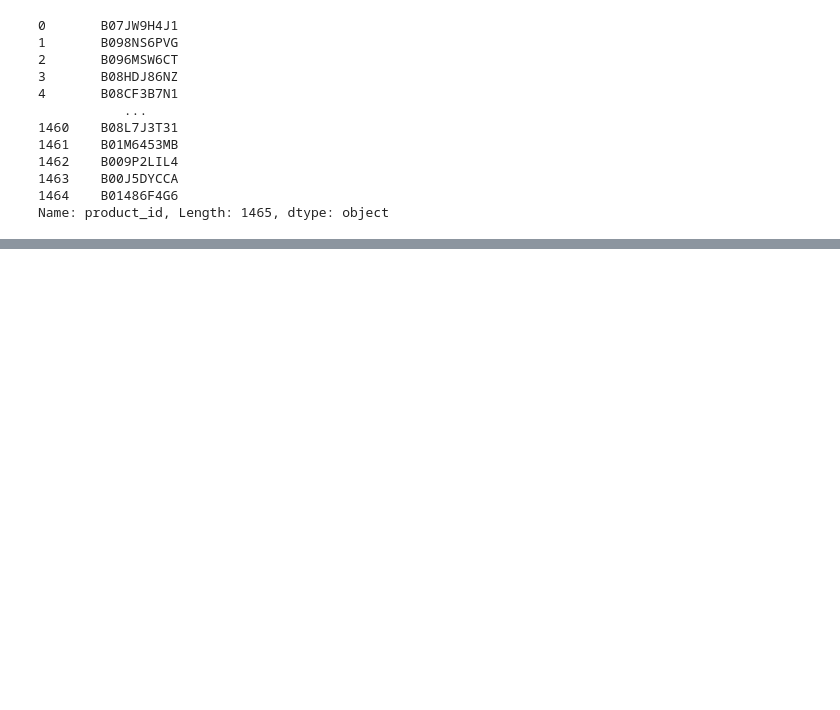
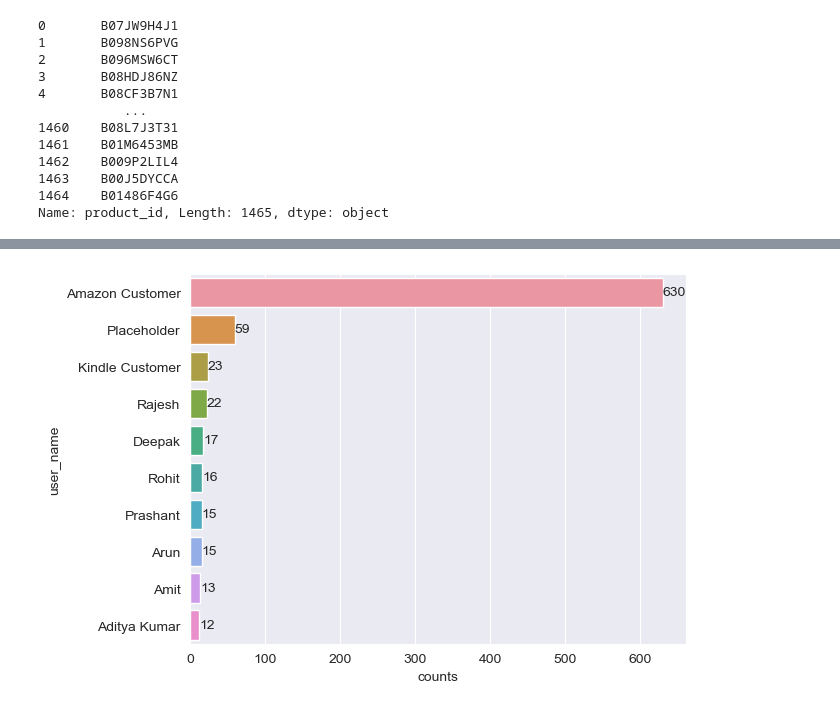
Before and after one commit to Bidkar2912/Amazon_Sales, a Jupyter notebook: Amazon_Sales_Analysis.ipynb, the cells around one changed output, grey strips where cells are left out. Drawn from its saved outputs; the diff is of its cells as text; code cells hidden in the pictures; blank space fills up the shorter version.

```diff
--- a/Amazon_Sales_Analysis.ipynb
+++ b/Amazon_Sales_Analysis.ipynb
@@ -484,0 +526,8 @@ plt.show()
+# %%
+top_review = df_new['user_name'].value_counts().head(10).rename_axis('user_name').reset_index(name = 'counts')
+top_review_plot = sns.barplot( data =top_review, x = 'counts',
+                             y = 'user_name')
+top_review_plot.bar_label(top_review_plot.containers[0])
+plt.show()
+# %% [output]
+[figure, added]
```
Also changed, not shown: parts of 47 cells of this notebook.
